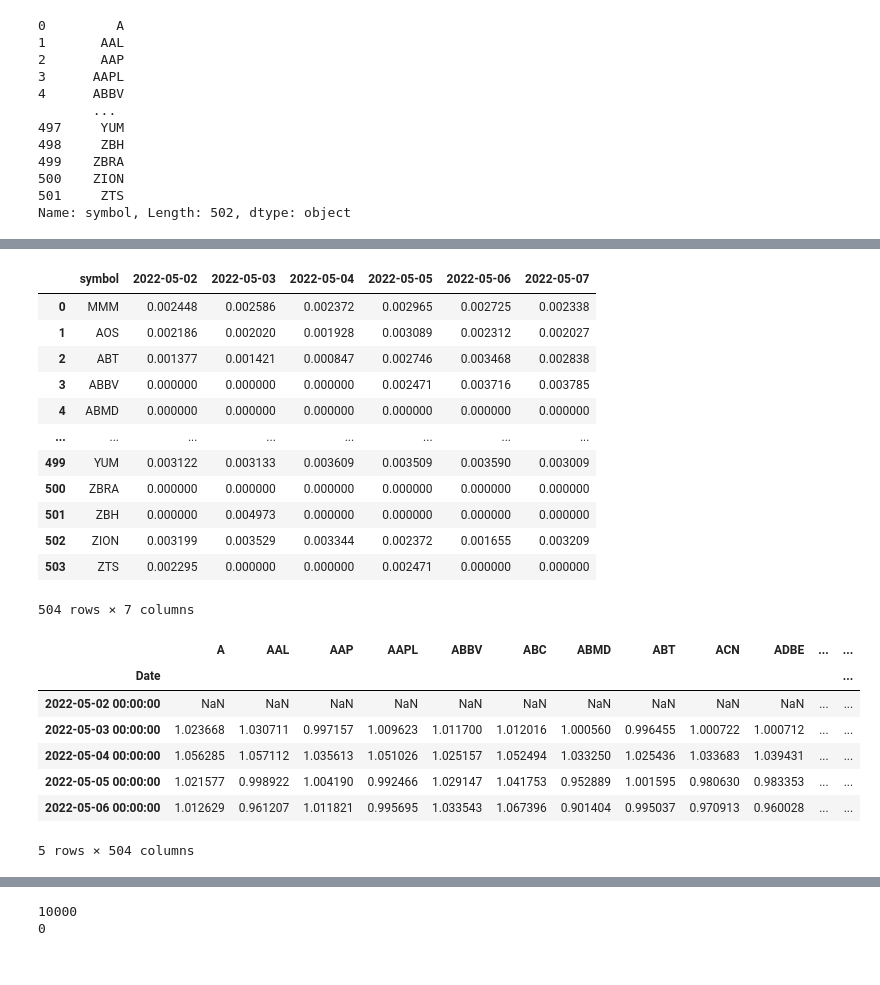
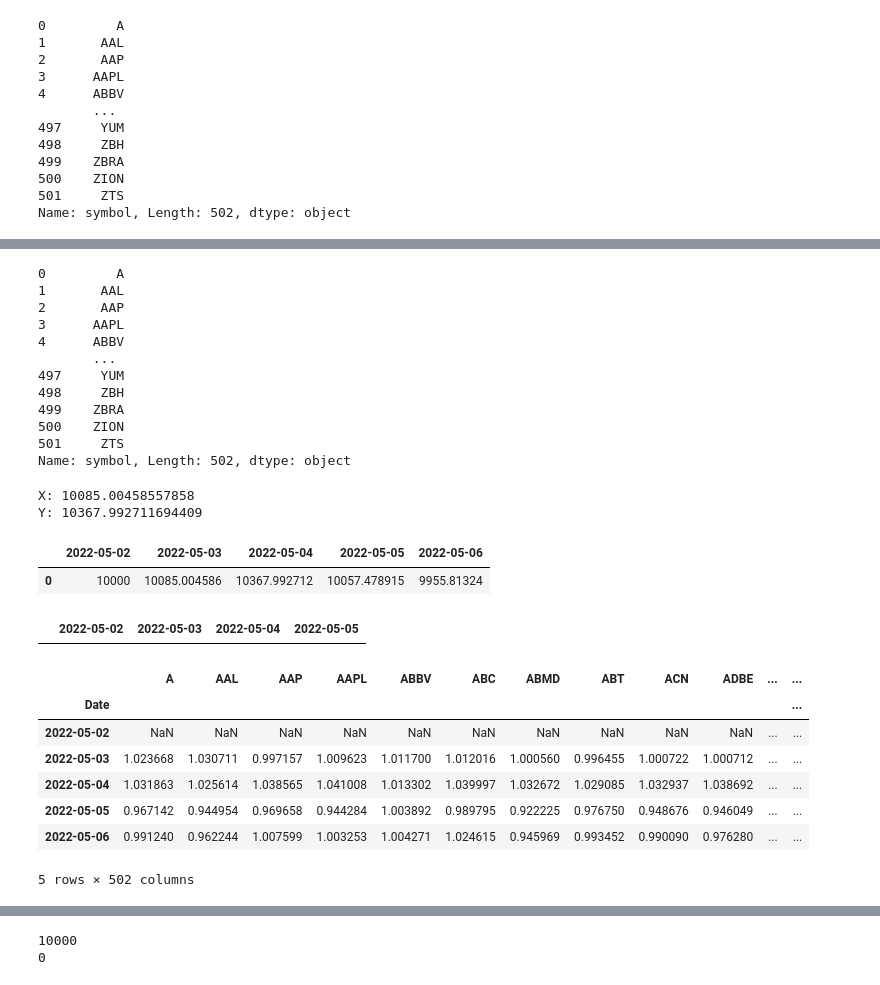
Before and after one commit to AndreasPalmgren/twitter-sentiment, a Jupyter notebook: twitter_sentiment.ipynb, the cells around one changed output, grey strips where cells are left out. Drawn from its saved outputs; the diff is of its cells as text; code cells hidden in the pictures.

Commit message:
calculated valuation

```diff
--- a/twitter_sentiment.ipynb
+++ b/twitter_sentiment.ipynb
@@ -358,4 +358,7 @@ df_weights
 # %%
 import yfinance as yf
-dt = yf.download(stock_list["symbol"].tolist(), "2022-05-03", "2022-05-07")
+dt = yf.download(stock_list.tolist(), "2022-05-03", "2022-05-07")['Close']
+
+#dt = dt
+dt
 # %% [output]
@@ -369,2 +390,0 @@ df_weights = pd.read_csv('data/weights.csv')
-# %%
-dt = dt['Close']
@@ -371,28 +406,57 @@ dt = dt['Close']
 # %%
-df_weights
+df_weights.iloc[:,0]
 # %% [output]
-|  | symbol | 2022-05-02 | 2022-05-03 | 2022-05-04 | 2022-05-05 | 2022-05-06 | 2022-05-07 |
-| 0 | MMM | 0.002448 | 0.002586 | 0.002372 | 0.002965 | 0.002725 | 0.002338 |
-| 1 | AOS | 0.002186 | 0.002020 | 0.001928 | 0.003089 | 0.002312 | 0.002027 |
-| 2 | ABT | 0.001377 | 0.001421 | 0.000847 | 0.002746 | 0.003468 | 0.002838 |
-| 3 | ABBV | 0.000000 | 0.000000 | 0.000000 | 0.002471 | 0.003716 | 0.003785 |
-| 4 | ABMD | 0.000000 | 0.000000 | 0.000000 | 0.000000 | 0.000000 | 0.000000 |
-| ... | ... | ... | ... | ... | ... | ... | ... |
-| 499 | YUM | 0.003122 | 0.003133 | 0.003609 | 0.003509 | 0.003590 | 0.003009 |
-| 500 | ZBRA | 0.000000 | 0.000000 | 0.000000 | 0.000000 | 0.000000 | 0.000000 |
-| 501 | ZBH | 0.000000 | 0.004973 | 0.000000 | 0.000000 | 0.000000 | 0.000000 |
-| 502 | ZION | 0.003199 | 0.003529 | 0.003344 | 0.002372 | 0.001655 | 0.003209 |
-| 503 | ZTS | 0.002295 | 0.000000 | 0.000000 | 0.002471 | 0.000000 | 0.000000 |
-504 rows × 7 columns
+0         A
+1       AAL
+2       AAP
+3      AAPL
+4      ABBV
+       ...
+497     YUM
+498     ZBH
+499    ZBRA
+500    ZION
+501     ZTS
+Name: symbol, Length: 502, dtype: object
+# %%
+X = stock_df.iloc[0+1].to_numpy() * df_weights.iloc[:,0+1] * 10000
+
+print(f"X: {X.sum()}")
+Y = stock_df.iloc[1+1].to_numpy() * df_weights.iloc[:,1+1] * X.sum()
+
+print(f"Y: {Y.sum()}")
+# %% [output]
+X: 10085.00458557858
+Y: 10367.992711694409
+# %%
+stock_list = pd.read_csv('data/stock_list.csv')["symbol"]
+
+value = 10000
+
+valuation = pd.DataFrame({'2022-05-02': [10000]})
+
+for i, date in enumerate(df_weights.columns[2:]):
+    X =  stock_df.iloc[i+1].to_numpy() * df_weights.iloc[:,i+1]  * value
+    valuation[date] = X.sum()
+    value = X.sum()
+
+valuation
+# %% [output]
+|  | 2022-05-02 | 2022-05-03 | 2022-05-04 | 2022-05-05 | 2022-05-06 |
+| 0 | 10000 | 10085.004586 | 10367.992712 | 10057.478915 | 9955.81324 |
+# %%
+valuation
+# %% [output]
+|  | 2022-05-02 | 2022-05-03 | 2022-05-04 | 2022-05-05 |
 # %%
-dt2 = (1+dt.pct_change()).cumprod()
-dt2
+stock_df = (1+dt.pct_change())
+stock_df
 # %% [output]
 |  | A | AAL | AAP | AAPL | ABBV | ABC | ABMD | ABT | ACN | ADBE | ... | ... |
 | Date |  |  |  |  |  |  |  |  |  |  |  | ... |
-| 2022-05-02 00:00:00 | NaN | NaN | NaN | NaN | NaN | NaN | NaN | NaN | NaN | NaN | ... | ... |
-| 2022-05-03 00:00:00 | 1.023668 | 1.030711 | 0.997157 | 1.009623 | 1.011700 | 1.012016 | 1.000560 | 0.996455 | 1.000722 | 1.000712 | ... | ... |
-| 2022-05-04 00:00:00 | 1.056285 | 1.057112 | 1.035613 | 1.051026 | 1.025157 | 1.052494 | 1.033250 | 1.025436 | 1.033683 | 1.039431 | ... | ... |
-| 2022-05-05 00:00:00 | 1.021577 | 0.998922 | 1.004190 | 0.992466 | 1.029147 | 1.041753 | 0.952889 | 1.001595 | 0.980630 | 0.983353 | ... | ... |
-| 2022-05-06 00:00:00 | 1.012629 | 0.961207 | 1.011821 | 0.995695 | 1.033543 | 1.067396 | 0.901404 | 0.995037 | 0.970913 | 0.960028 | ... | ... |
+| 2022-05-02 | NaN | NaN | NaN | NaN | NaN | NaN | NaN | NaN | NaN | NaN | ... | ... |
+| 2022-05-03 | 1.023668 | 1.030711 | 0.997157 | 1.009623 | 1.011700 | 1.012016 | 1.000560 | 0.996455 | 1.000722 | 1.000712 | ... | ... |
+| 2022-05-04 | 1.031863 | 1.025614 | 1.038565 | 1.041008 | 1.013302 | 1.039997 | 1.032672 | 1.029085 | 1.032937 | 1.038692 | ... | ... |
+| 2022-05-05 | 0.967142 | 0.944954 | 0.969658 | 0.944284 | 1.003892 | 0.989795 | 0.922225 | 0.976750 | 0.948676 | 0.946049 | ... | ... |
+| 2022-05-06 | 0.991240 | 0.962244 | 1.007599 | 1.003253 | 1.004271 | 1.024615 | 0.945969 | 0.993452 | 0.990090 | 0.976280 | ... | ... |
-5 rows × 504 columns
+5 rows × 502 columns
```
Also changed, not shown: parts of 8 cells of this notebook, 6 other files.
